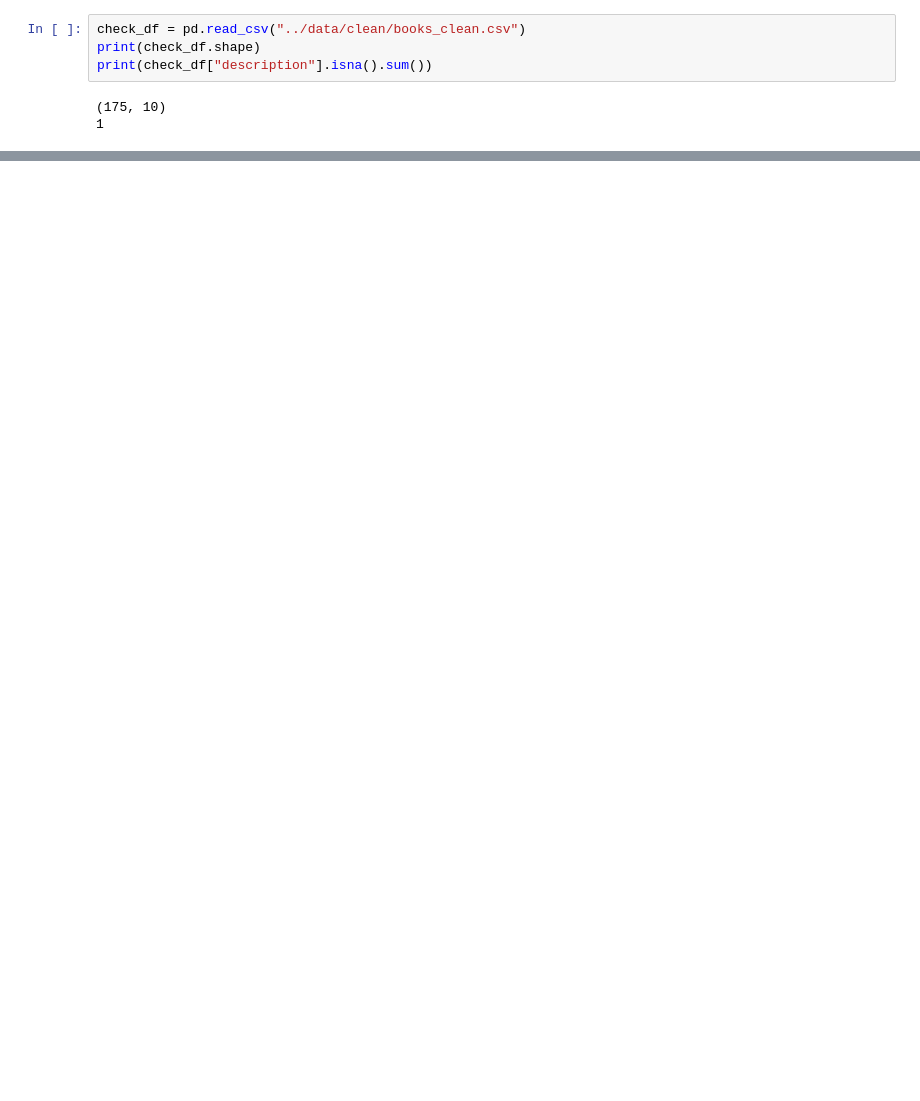
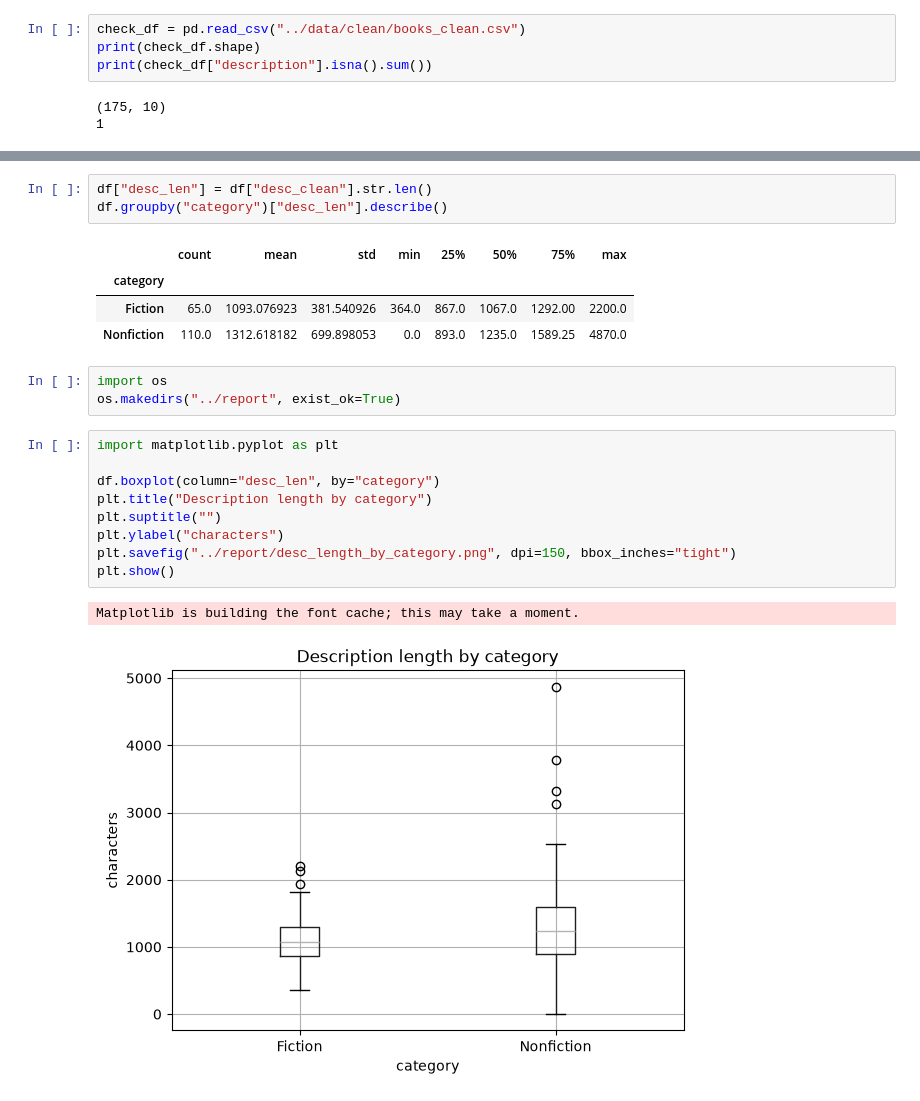
Before and after one commit to nquangb22/ds-books-classification-project, a Jupyter notebook: notebooks/cleaning_eda.ipynb, the cells around one changed output, grey strips where cells are left out. Cells and saved outputs as stored; diff of their text form; blank space fills up the shorter version.

Commit message:
Part B: image check, EDA, final cleaning log

```diff
--- a/notebooks/cleaning_eda.ipynb
+++ b/notebooks/cleaning_eda.ipynb
@@ -222,0 +264,23 @@ print(check_df["description"].isna().sum())
+# %%
+df["desc_len"] = df["desc_clean"].str.len()
+df.groupby("category")["desc_len"].describe()
+# %% [output]
+|  | count | mean | std | min | 25% | 50% | 75% | max |
+| category |  |  |  |  |  |  |  |  |
+| Fiction | 65.0 | 1093.076923 | 381.540926 | 364.0 | 867.0 | 1067.0 | 1292.00 | 2200.0 |
+| Nonfiction | 110.0 | 1312.618182 | 699.898053 | 0.0 | 893.0 | 1235.0 | 1589.25 | 4870.0 |
+# %%
+import os
+os.makedirs("../report", exist_ok=True)
+# %%
+import matplotlib.pyplot as plt
+
+df.boxplot(column="desc_len", by="category")
+plt.title("Description length by category")
+plt.suptitle("")
+plt.ylabel("characters")
+plt.savefig("../report/desc_length_by_category.png", dpi=150, bbox_inches="tight")
+plt.show()
+# %% [output]
+Matplotlib is building the font cache; this may take a moment.
+[figure, added]
```
Also changed, not shown: parts of 4 cells of this notebook, 2 other files.
